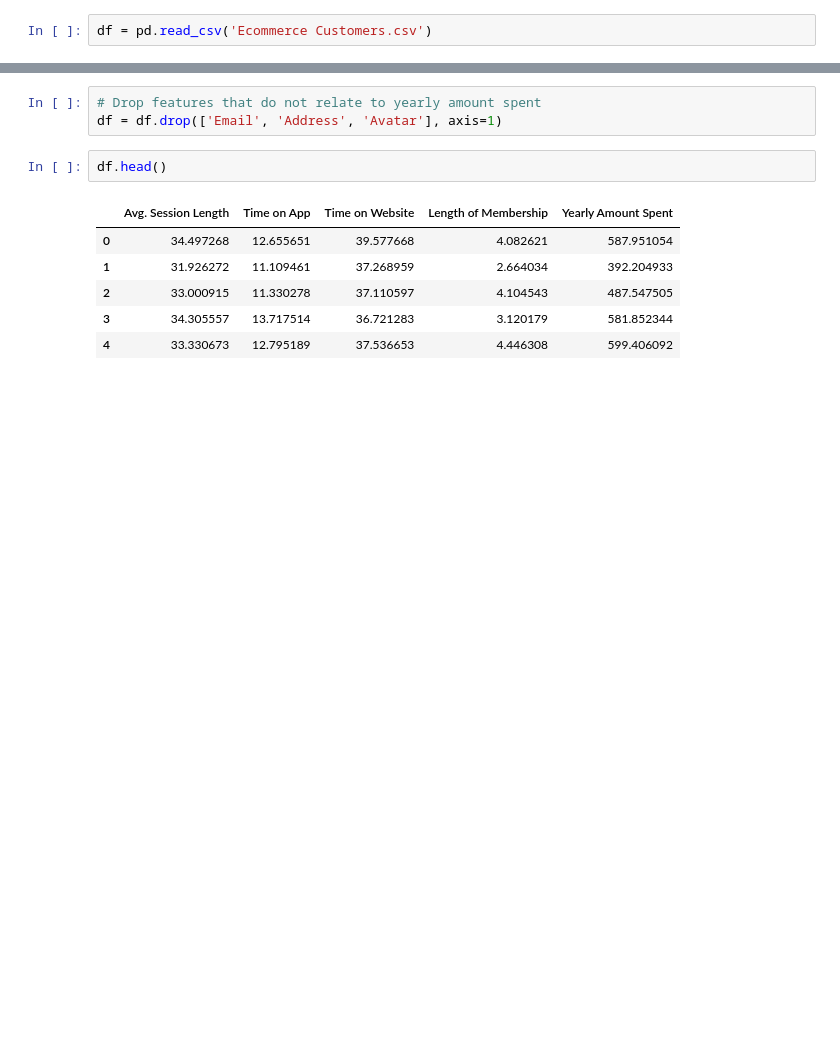
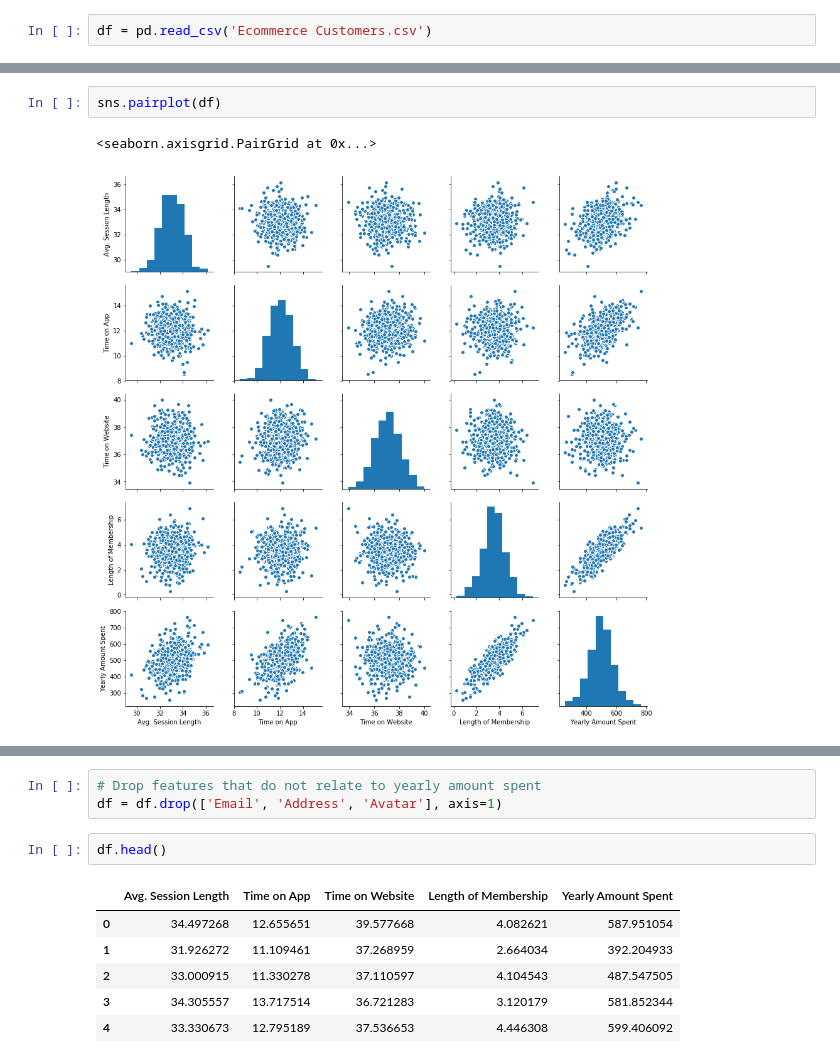
Before and after one commit to michaelzeng25/Gradient-descent-for-multiple-linear-regression, a Jupyter notebook: Gradient descent for multivariable linear regression.ipynb, the cells around one changed output, grey strips where cells are left out. Cells and saved outputs as stored; diff of their text form; blank space fills up the shorter version.

```diff
--- a/Gradient descent for multivariable linear regression.ipynb
+++ b/Gradient descent for multivariable linear regression.ipynb
@@ -18,0 +23,5 @@ df.head()
+# %%
+sns.pairplot(df)
+# %% [output]
+<seaborn.axisgrid.PairGrid at 0x...>
+[figure, added]
```
Also changed, not shown: parts of 62 cells of this notebook.
